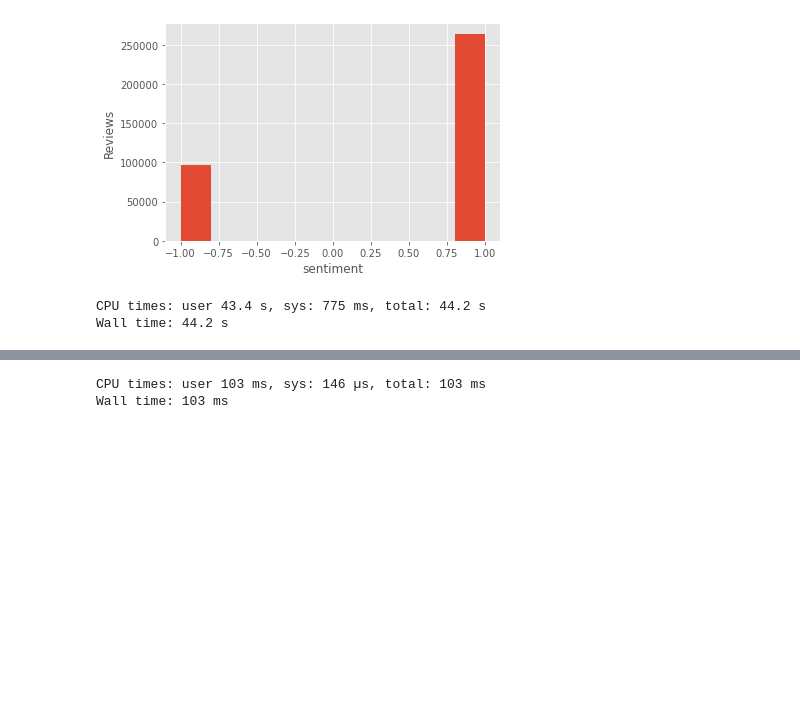
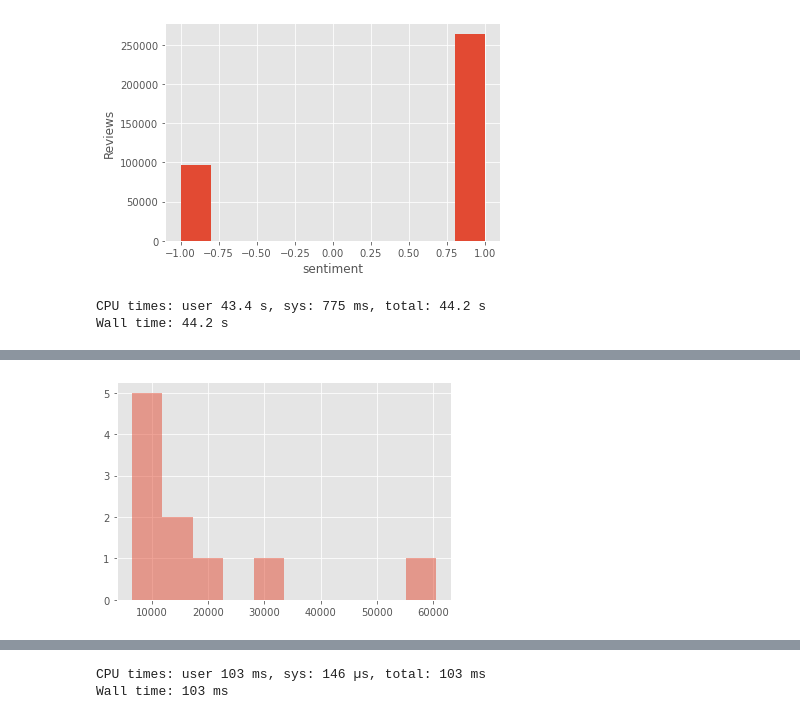
Before and after one commit to RubenBec/Capestone3, a Jupyter notebook: capstone3.ipynb, the cells around one changed output, grey strips where cells are left out. Drawn from its saved outputs; the diff is of its cells as text; code cells hidden in the pictures; blank space fills up the shorter version.

```diff
--- a/capstone3.ipynb
+++ b/capstone3.ipynb
@@ -131,0 +182,5 @@ X
+# %%
+plt.hist(lst, alpha=0.5)
+plt.show()
+# %% [output]
+[figure, added]
```
Also changed, not shown: parts of 9 cells of this notebook.
